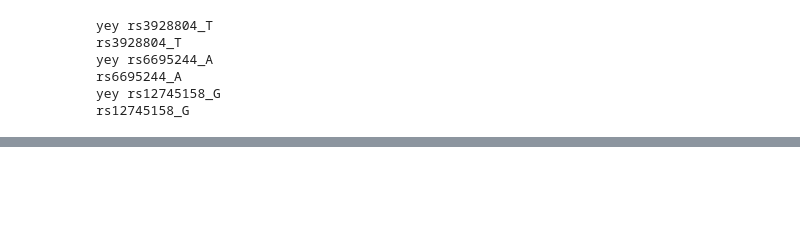
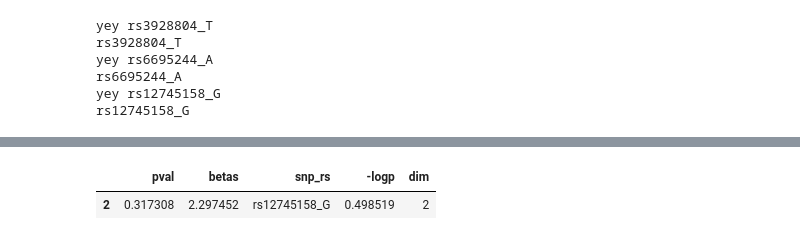
Before and after one commit to mat2m10/pca_projection, a Jupyter notebook: run_test.ipynb, the cells around one changed output, grey strips where cells are left out. Cells and saved outputs as stored; diff of their text form; code cells hidden in the pictures; blank space fills up the shorter version.

```diff
--- a/run_test.ipynb
+++ b/run_test.ipynb
@@ -259,3 +259,26 @@ for pop in pops:
 '\npath_propjected = f"{CONFIG[\'PATH_data\']}/06_projected_per_pop/"\npath_input = f"{CONFIG[\'PATH_data\']}/08_projected_per_sub_pop/"\npops = [f for f in os.listdir(path_input) if f.startswith(\'po ...
 # %% [markdown]
 # Find perfect MAF prediction
+# %%
+"""
+folders = os.listdir(f"{CONFIG['PATH_data']}")
+os.makedirs(f"{CONFIG['PATH_data']}/09_snps_id/", exist_ok=True)
+projected_folders = [folder for folder in folders if "projected" in folder]
+i = 0
+for folder in projected_folders:
+    dfs = []
+    path_projected = f"{CONFIG['PATH_data']}/{folder}"
+    pops = [f for f in os.listdir(path_projected) if f.startswith('pop')]
+    for pop in pops:
+        path_pop = f"{path_projected}/{pop}"
+        snp_id = [f for f in os.listdir(path_pop) if f.startswith('snp')][0]
+        path_snp = f"{path_pop}/{snp_id}"
+        temp = pd.read_pickle(path_snp)
+        temp['pop'] = pop
+        temp['folder'] = folder
+        dfs.append(temp)
+
+    dfs = pd.concat(dfs, axis=0)
+    i = i + 1
+    dfs.to_pickle(f"{CONFIG['PATH_data']}/09_snps_id/projection_{i}_ids.pkl")
+"""
@@ -326,0 +344,5 @@ chunk_df
+# %%
+snp_id[snp_id['snp_rs'] == snp]
+# %% [output]
+|  | pval | betas | snp_rs | -logp | dim |
+| 2 | 0.317308 | 2.297452 | rs12745158_G | 0.498519 | 2 |
```
Also changed, not shown: parts of 14 cells of this notebook.
